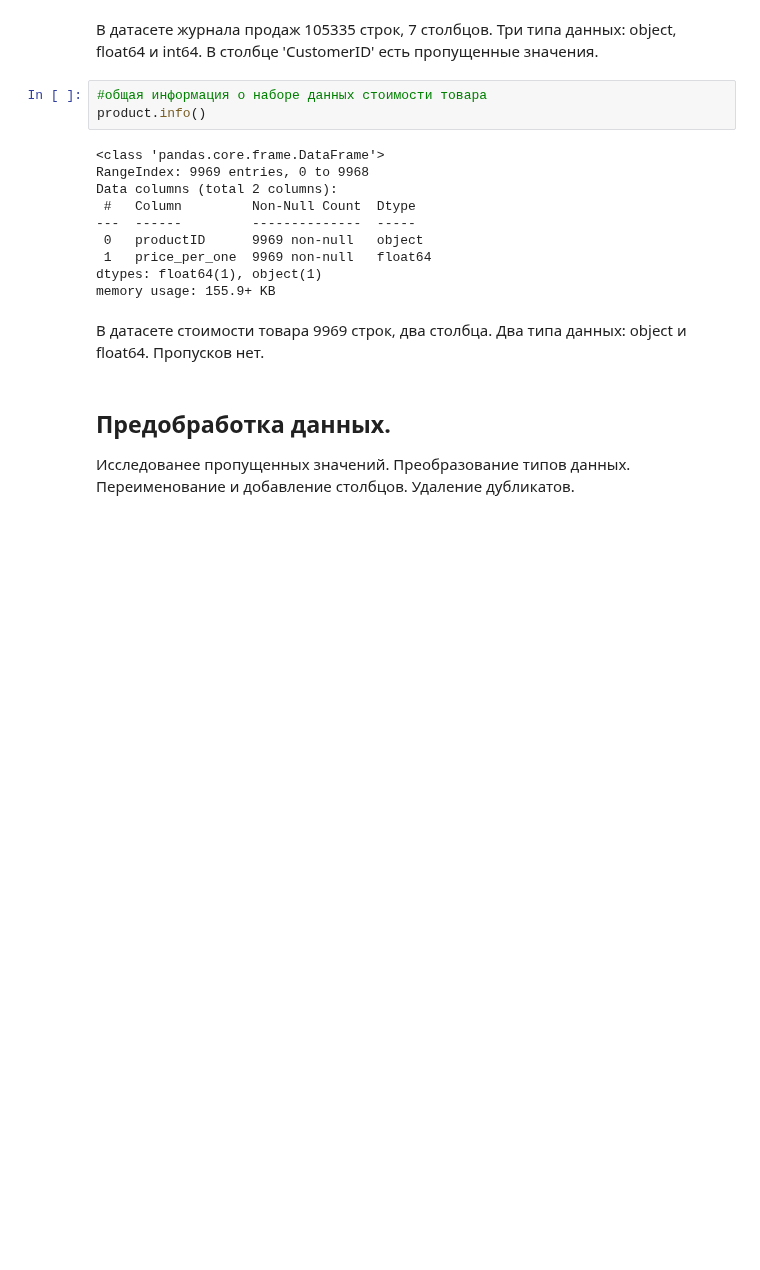
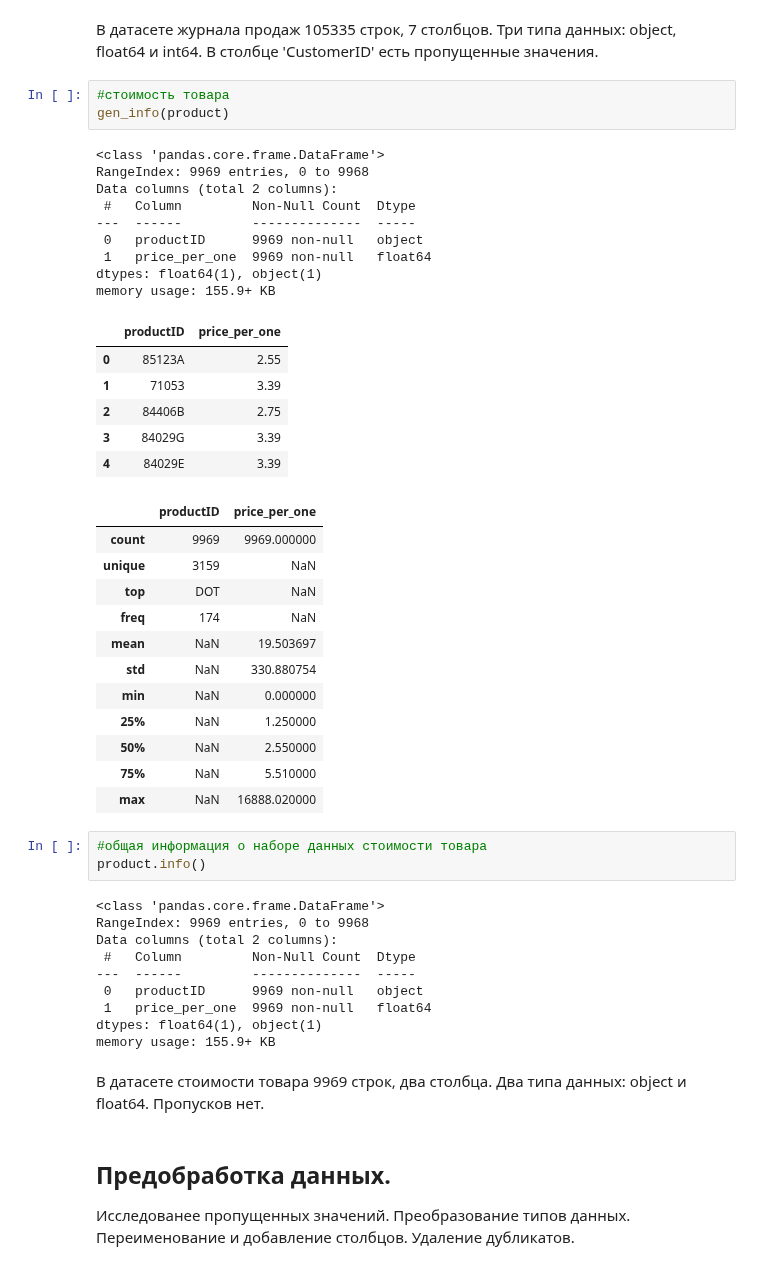
Before and after one commit to akirionenko/senior_progect, a Jupyter notebook: senior_project_1.ipynb, the cells around one changed output. Drawn from its saved outputs; the diff is of its cells as text; blank space fills up the shorter version.

```diff
--- a/senior_project_1.ipynb
+++ b/senior_project_1.ipynb
@@ -79,5 +109,36 @@ memory usage: 5.6+ MB
 # %% [markdown]
 В датасете журнала продаж 105335 строк, 7 столбцов. Три типа данных: object, float64 и int64. В столбце 'CustomerID' есть пропущенные значения.
+# %%
+#стоимость товара
+gen_info(product)
+# %% [output]
+<class 'pandas.core.frame.DataFrame'>
+RangeIndex: 9969 entries, 0 to 9968
+Data columns (total 2 columns):
+ #   Column         Non-Null Count  Dtype
+---  ------         --------------  -----
+ 0   productID      9969 non-null   object
+ 1   price_per_one  9969 non-null   float64
+dtypes: float64(1), object(1)
+memory usage: 155.9+ KB
+|  | productID | price_per_one |
+| 0 | 85123A | 2.55 |
+| 1 | 71053 | 3.39 |
+| 2 | 84406B | 2.75 |
+| 3 | 84029G | 3.39 |
+| 4 | 84029E | 3.39 |
+|  | productID | price_per_one |
+| count | 9969 | 9969.000000 |
+| unique | 3159 | NaN |
+| top | DOT | NaN |
+| freq | 174 | NaN |
+| mean | NaN | 19.503697 |
+| std | NaN | 330.880754 |
+| min | NaN | 0.000000 |
+| 25% | NaN | 1.250000 |
+| 50% | NaN | 2.550000 |
+| 75% | NaN | 5.510000 |
+| max | NaN | 16888.020000 |
 # %%
 #общая информация о наборе данных стоимости товара
 product.info()
```
Also changed, not shown: parts of 7 cells of this notebook.
